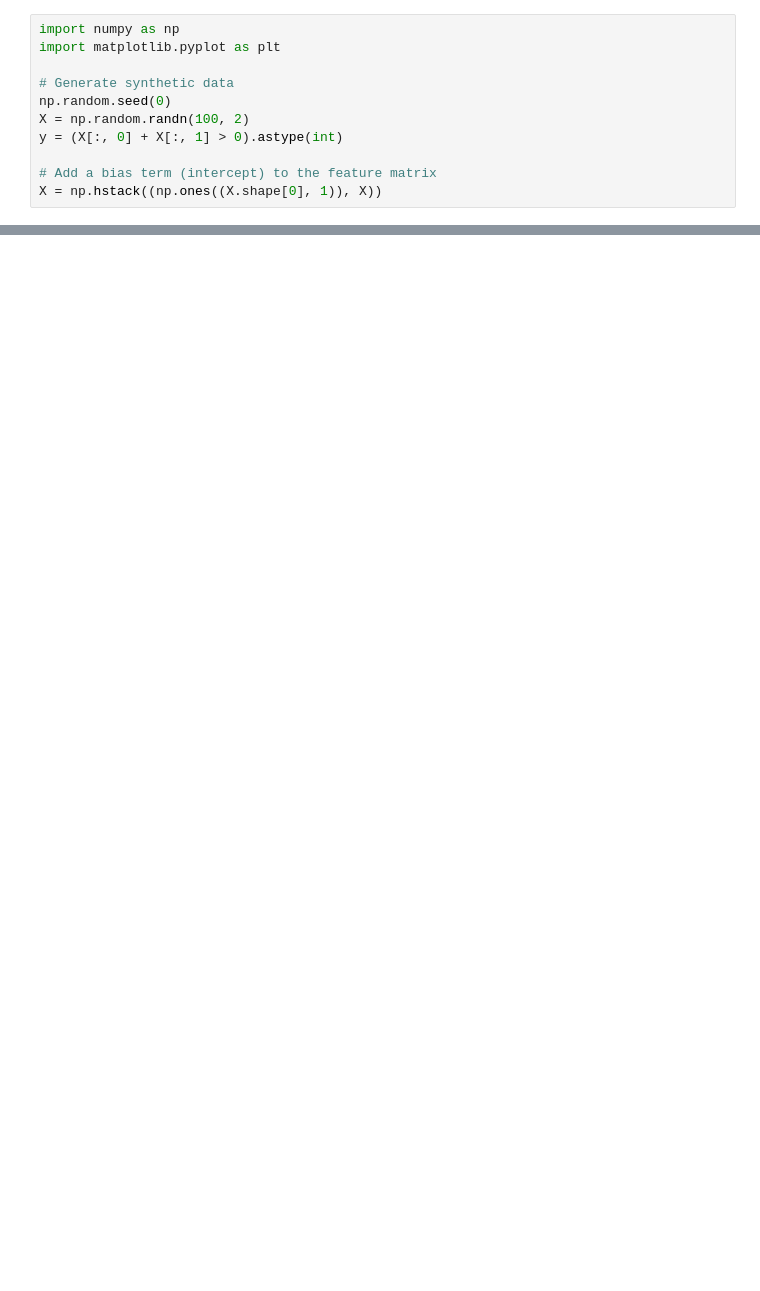
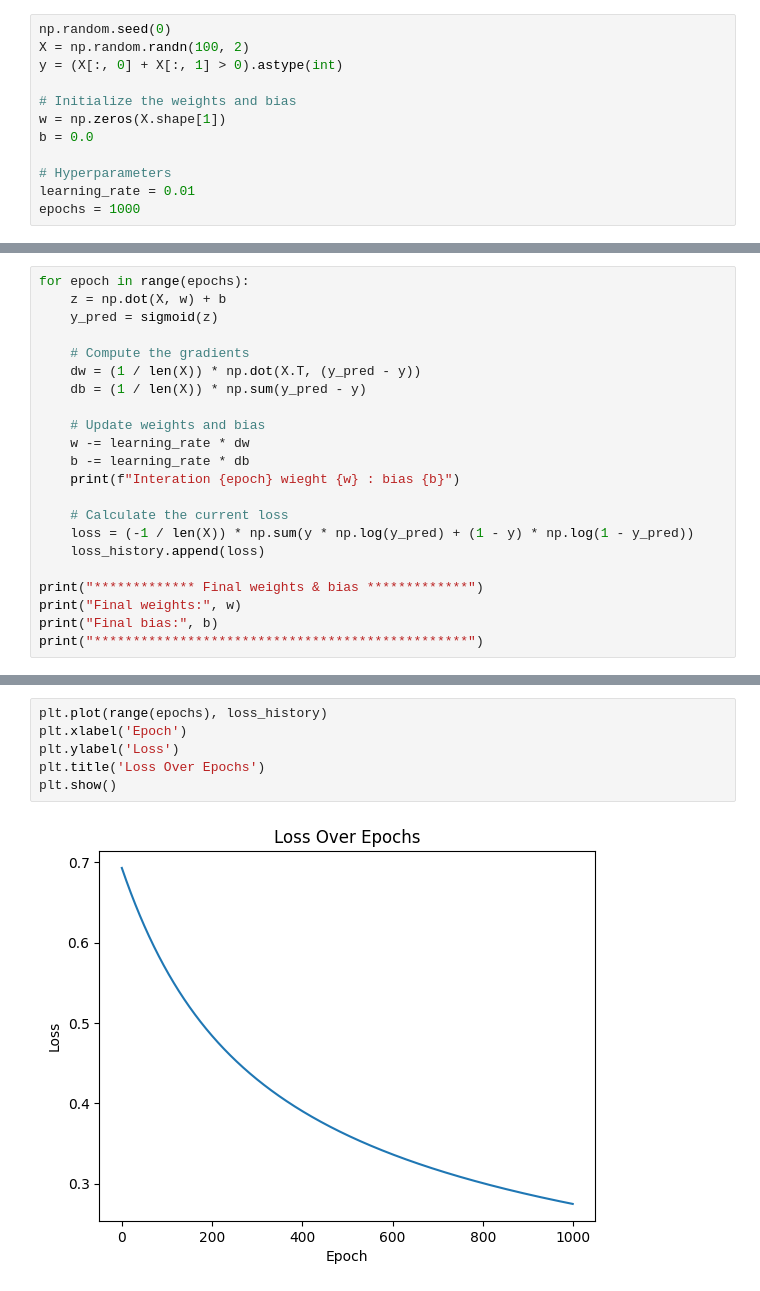
Before and after one commit to TwoTanawin/DLCV-Gradient-Descent, a Jupyter notebook: Tanawin-gradient-desent.ipynb, the cells around one changed output, grey strips where cells are left out. Drawn from its saved outputs; the diff is of its cells as text; blank space fills up the shorter version.

```diff
--- a/Tanawin-gradient-desent.ipynb
+++ b/Tanawin-gradient-desent.ipynb
@@ -1,11 +4,12 @@
 # %%
-import numpy as np
-import matplotlib.pyplot as plt
-
-# Generate synthetic data
 np.random.seed(0)
 X = np.random.randn(100, 2)
 y = (X[:, 0] + X[:, 1] > 0).astype(int)
 
-# Add a bias term (intercept) to the feature matrix
-X = np.hstack((np.ones((X.shape[0], 1)), X))
+# Initialize the weights and bias
+w = np.zeros(X.shape[1])
+b = 0.0
+
+# Hyperparameters
+learning_rate = 0.01
+epochs = 1000
@@ -15,0 +25,22 @@ def sigmoid(z):
+# %%
+for epoch in range(epochs):
+    z = np.dot(X, w) + b
+    y_pred = sigmoid(z)
+
+    # Compute the gradients
+    dw = (1 / len(X)) * np.dot(X.T, (y_pred - y))
+    db = (1 / len(X)) * np.sum(y_pred - y)
+
+    # Update weights and bias
+    w -= learning_rate * dw
+    b -= learning_rate * db
+    print(f"Interation {epoch} wieght {w} : bias {b}")
+
+    # Calculate the current loss
+    loss = (-1 / len(X)) * np.sum(y * np.log(y_pred) + (1 - y) * np.log(1 - y_pred))
+    loss_history.append(loss)
+
+print("************* Final weights & bias *************")
+print("Final weights:", w)
+print("Final bias:", b)
+print("************************************************")
@@ -36,2 +71,10 @@ Z = sigmoid(np.dot(np.c_[np.ones((xx.ravel().shape[0], 1)), xx.ravel(), yy.ravel
 Z = Z.reshape(xx.shape)
+# %%
+plt.plot(range(epochs), loss_history)
+plt.xlabel('Epoch')
+plt.ylabel('Loss')
+plt.title('Loss Over Epochs')
+plt.show()
+# %% [output]
+[figure, added]
 # %%
```
Also changed, not shown: parts of 8 cells of this notebook.
